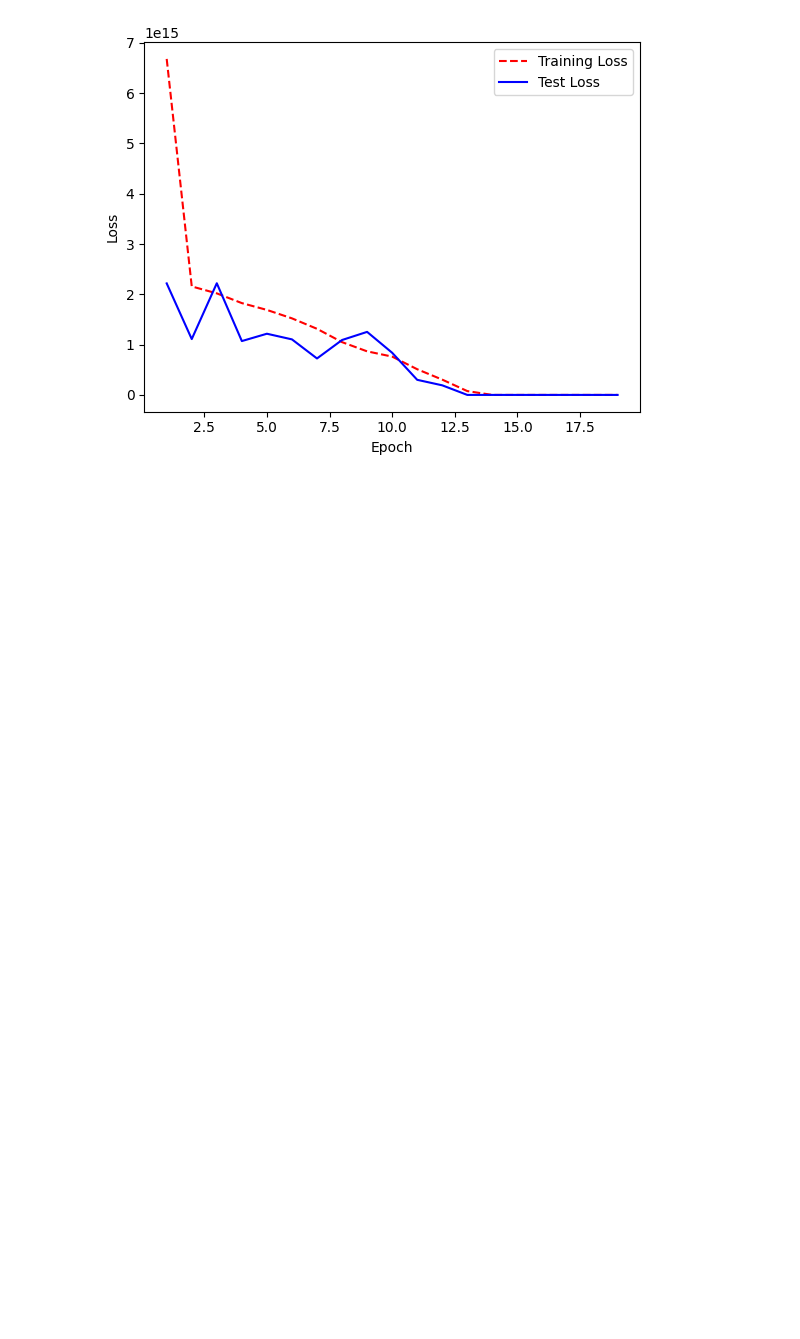
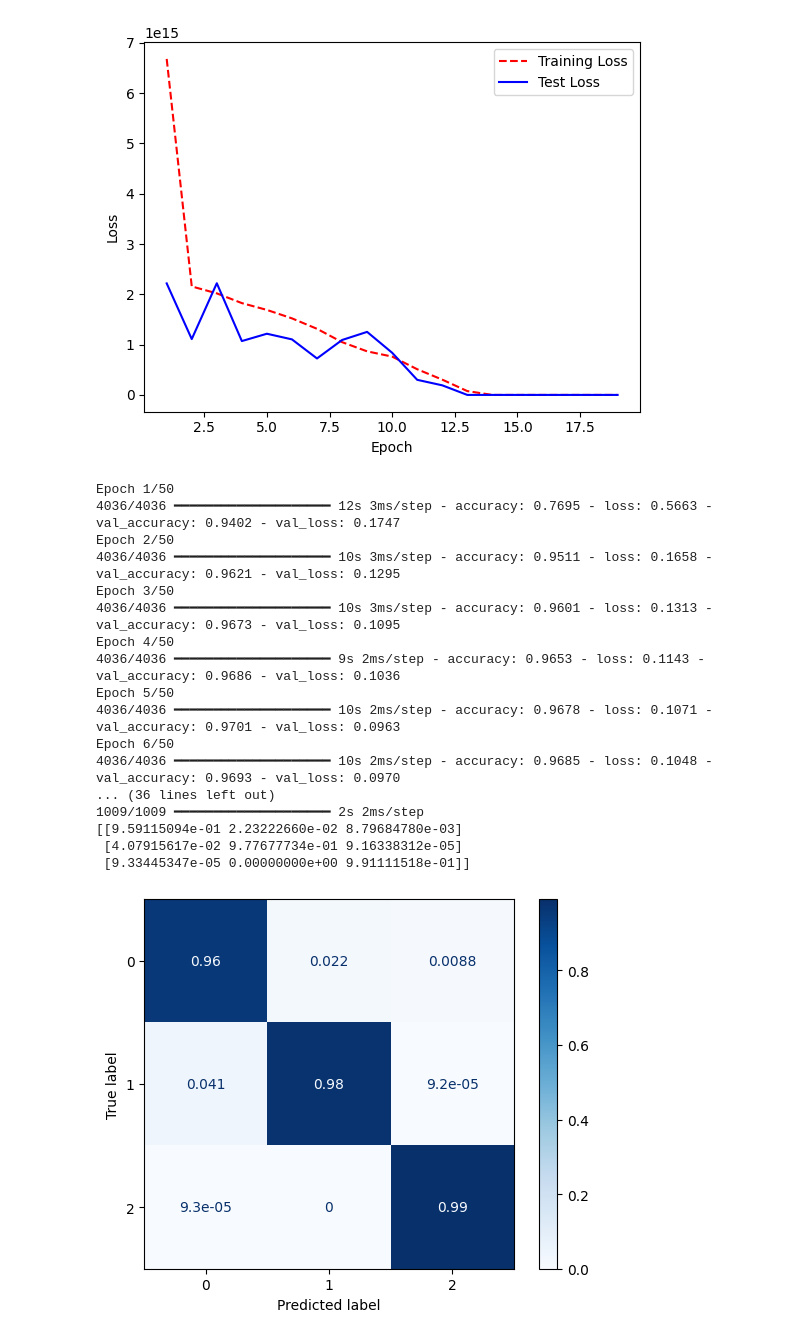
Before and after one commit to TeodoraSekulic/MASINSKO-projekat3, a Jupyter notebook: zvezde/projekat3.ipynb, the cells around one changed output. Drawn from its saved outputs; the diff is of its cells as text; code cells hidden in the pictures; blank space fills up the shorter version.

```diff
--- a/zvezde/projekat3.ipynb
+++ b/zvezde/projekat3.ipynb
@@ -577,3 +577,39 @@ plot_loss(history)
 # %% [output]
 [figure]
 [figure]
+# %%
+from sklearn.covariance import EllipticEnvelope
+from sklearn.preprocessing import MinMaxScaler
+
+def standardize(df,to_scale):
+    scaler = MinMaxScaler()
+    to_transform=df.drop([x for x in df.columns if x not in to_scale], axis=1)
+    scaled = pd.DataFrame(scaler.fit_transform(to_transform))
+    new_df = df.copy(deep=True)
+    for index,col in enumerate(to_scale):
+        new_df[col]=scaled[index]
+    new_df.dropna(inplace=True)
+    return new_df
+# %%
+dataframe_enc_stand=standardize(dataframe_enc, list(dataframe_enc.columns))
+# %%
+history = my_fit(dataframe_enc_stand, model, epochs=50)
+# %% [output]
+Epoch 1/50
+4036/4036 ━━━━━━━━━━━━━━━━━━━━ 12s 3ms/step - accuracy: 0.7695 - loss: 0.5663 - val_accuracy: 0.9402 - val_loss: 0.1747
+Epoch 2/50
+4036/4036 ━━━━━━━━━━━━━━━━━━━━ 10s 3ms/step - accuracy: 0.9511 - loss: 0.1658 - val_accuracy: 0.9621 - val_loss: 0.1295
+Epoch 3/50
+4036/4036 ━━━━━━━━━━━━━━━━━━━━ 10s 3ms/step - accuracy: 0.9601 - loss: 0.1313 - val_accuracy: 0.9673 - val_loss: 0.1095
+Epoch 4/50
+4036/4036 ━━━━━━━━━━━━━━━━━━━━ 9s 2ms/step - accuracy: 0.9653 - loss: 0.1143 - val_accuracy: 0.9686 - val_loss: 0.1036
+Epoch 5/50
+4036/4036 ━━━━━━━━━━━━━━━━━━━━ 10s 2ms/step - accuracy: 0.9678 - loss: 0.1071 - val_accuracy: 0.9701 - val_loss: 0.0963
+Epoch 6/50
+4036/4036 ━━━━━━━━━━━━━━━━━━━━ 10s 2ms/step - accuracy: 0.9685 - loss: 0.1048 - val_accuracy: 0.9693 - val_loss: 0.0970
+... (36 lines left out)
+1009/1009 ━━━━━━━━━━━━━━━━━━━━ 2s 2ms/step
+[[9.59115094e-01 2.23222660e-02 8.79684780e-03]
+ [4.07915617e-02 9.77677734e-01 9.16338312e-05]
+ [9.33445347e-05 0.00000000e+00 9.91111518e-01]]
+[figure, added]
```
Also changed, not shown: parts of 1 cell of this notebook, 1 other file.
